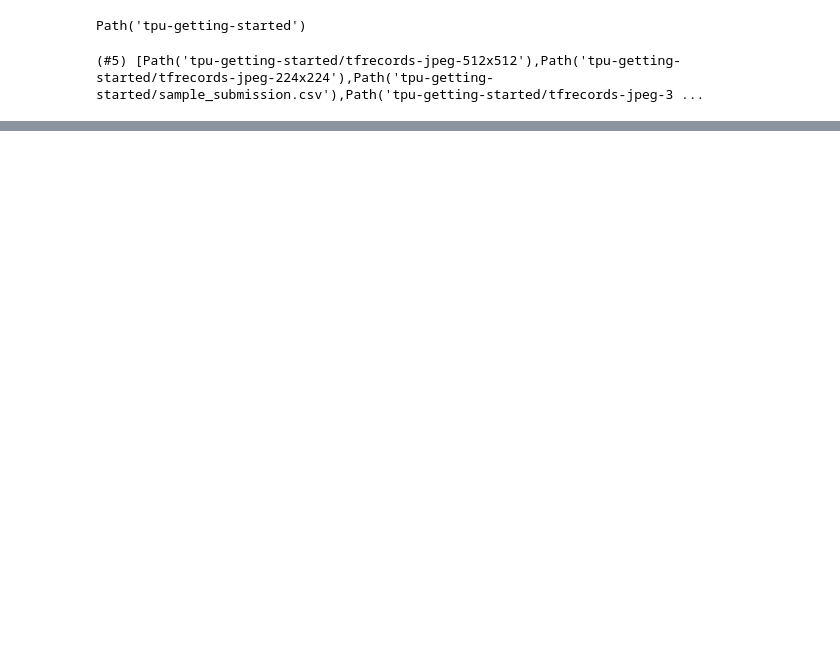
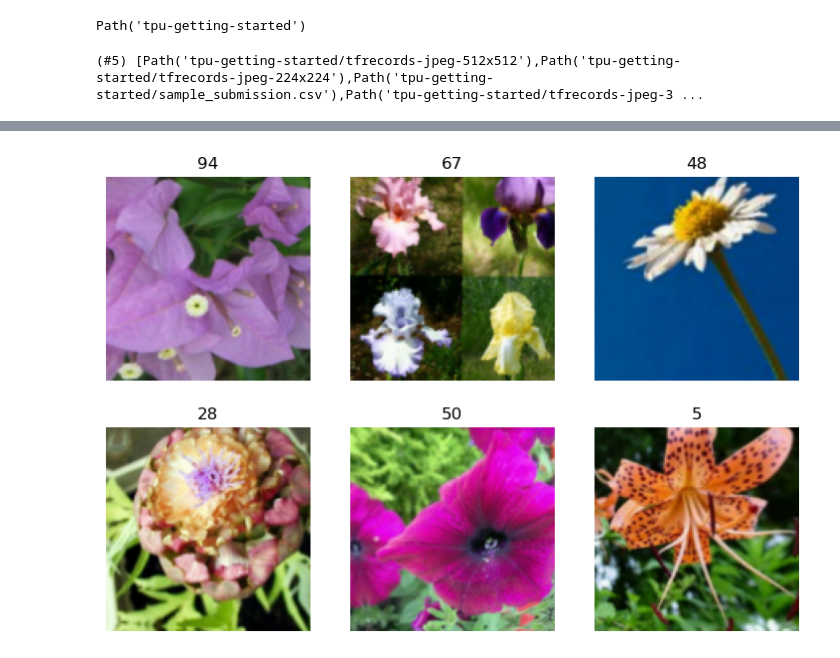
Before and after one commit to AlexChalk/ml_env, a Jupyter notebook: petals_to_the_metal.ipynb, the cells around one changed output, grey strips where cells are left out. Saved outputs shown, nothing was run; the diff lists cells and outputs as text; code cells hidden in the pictures; blank space fills up the shorter version.

```diff
--- a/petals_to_the_metal.ipynb
+++ b/petals_to_the_metal.ipynb
@@ -64,3 +67,21 @@ pd.Series(sizes).value_counts()
 Name: count, dtype: int64
+# %%
+def get_items(*args, **kwargs): return data
+
+get_x = lambda entry: PILImage.create(io.BytesIO(entry[1]))
+get_y = lambda entry: entry[0]
+
+block = DataBlock(blocks=(ImageBlock, CategoryBlock),
+                  get_items=get_items,
+                  get_x=get_x,
+                  get_y=get_y,
+                  splitter=IndexSplitter(range(12753, len(data))),
+                  item_tfms=[Resize(192, method='squish')],
+                  batch_tfms=[*aug_transforms(size=128, min_scale=0.75)])
+
+dls = block.dataloaders('', bs=64)
+dls.show_batch(max_n=6)
+# %% [output]
+[figure, added]
 # %%
 # https://pytorch.org/torcheval/stable/generated/torcheval.metrics.functional.multiclass_f1_score.html
```
Also changed, not shown: parts of 5 cells of this notebook.
